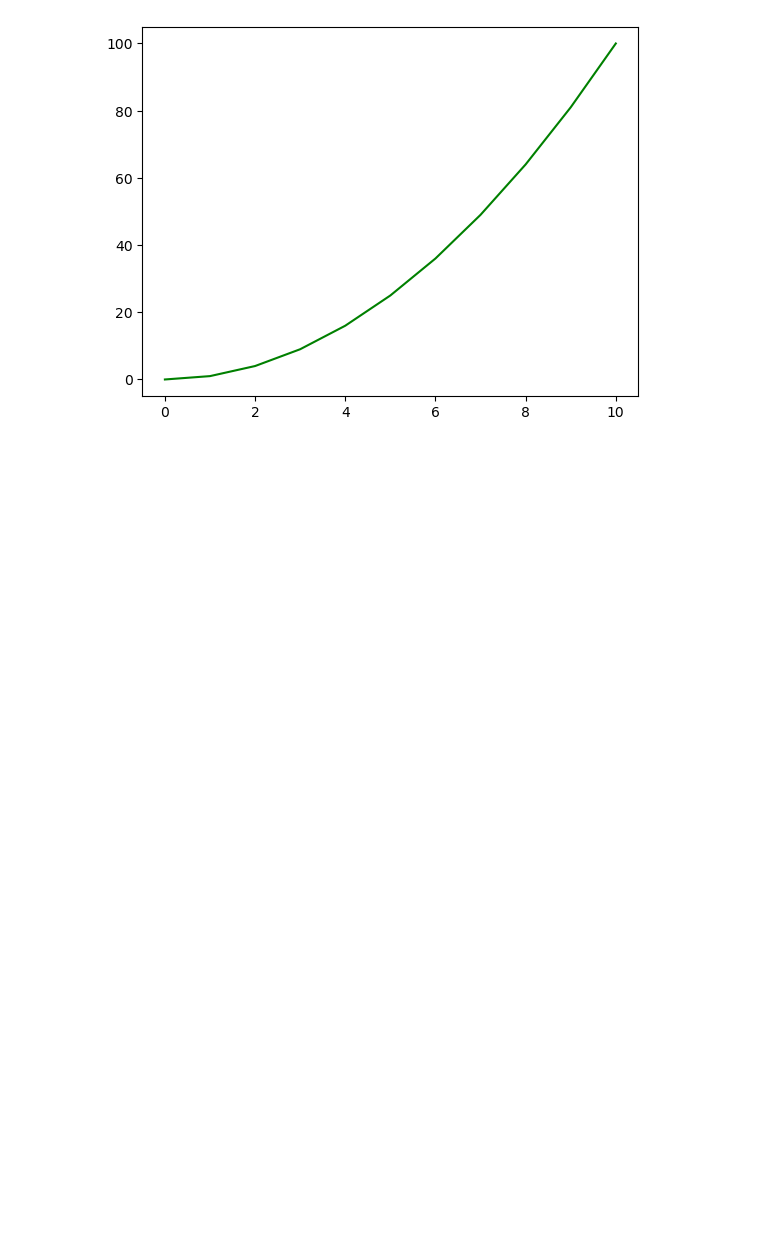
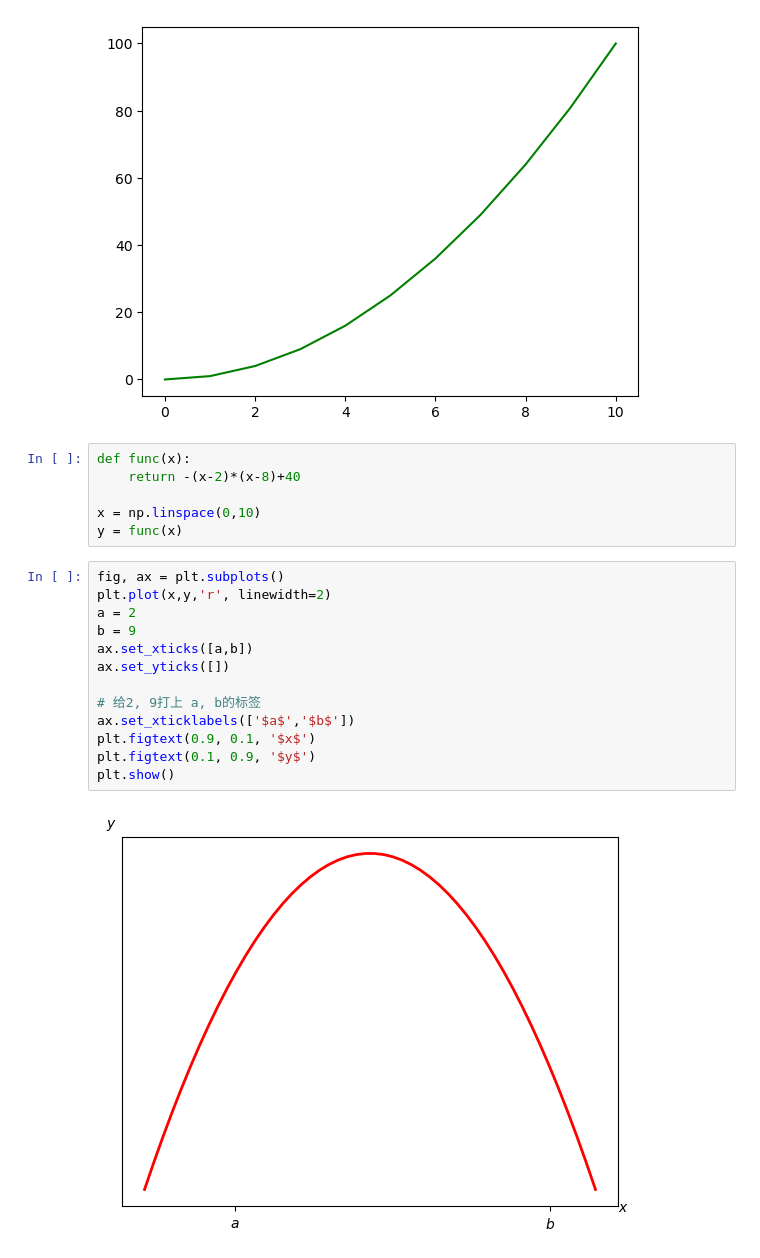
Before and after one commit to M78Code/python_study, a Jupyter notebook: pytorch_study/matplotlib_demo.ipynb, the cells around one changed output. Cells and saved outputs as stored; diff of their text form; blank space fills up the shorter version.

```diff
--- a/pytorch_study/matplotlib_demo.ipynb
+++ b/pytorch_study/matplotlib_demo.ipynb
@@ -49,3 +51,24 @@ plt.show()
 # %% [output]
 ValueError: keyword lablesize is not recognized; valid keywords are ['size', 'width', 'color', 'tickdir', 'pad', 'labelsize', 'labelcolor', 'labelfontfamily', 'zorder', 'gridOn', 'tick1On', 'tick2On', ...
 [figure]
+# %%
+def func(x):
+    return -(x-2)*(x-8)+40
+
+x = np.linspace(0,10)
+y = func(x)
+# %%
+fig, ax = plt.subplots()
+plt.plot(x,y,'r', linewidth=2)
+a = 2
+b = 9
+ax.set_xticks([a,b])
+ax.set_yticks([])
+
+# 给2, 9打上 a, b的标签
+ax.set_xticklabels(['$a$','$b$'])
+plt.figtext(0.9, 0.1, '$x$')
+plt.figtext(0.1, 0.9, '$y$')
+plt.show()
+# %% [output]
+[figure, added]
```
Also changed, not shown: parts of 2 cells of this notebook, 3 other files.
